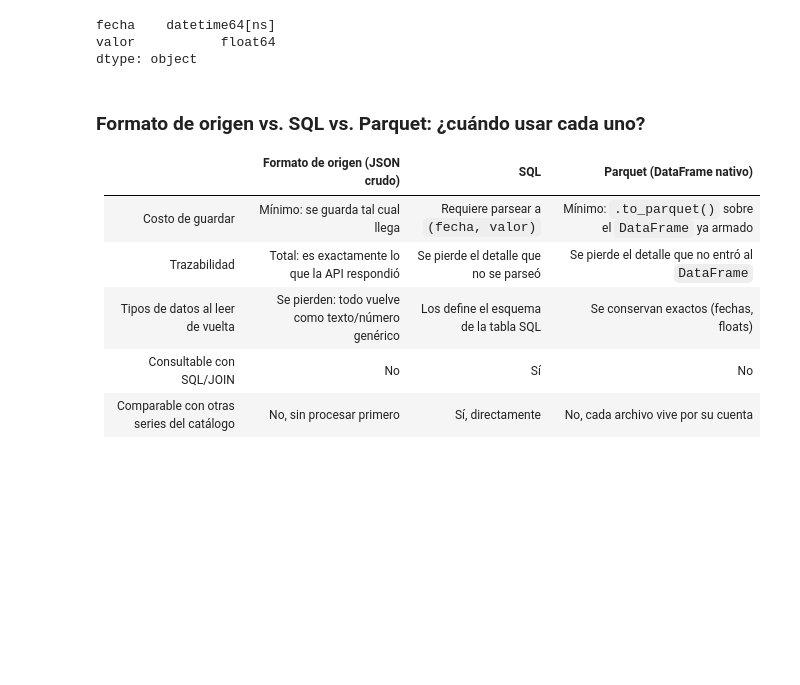
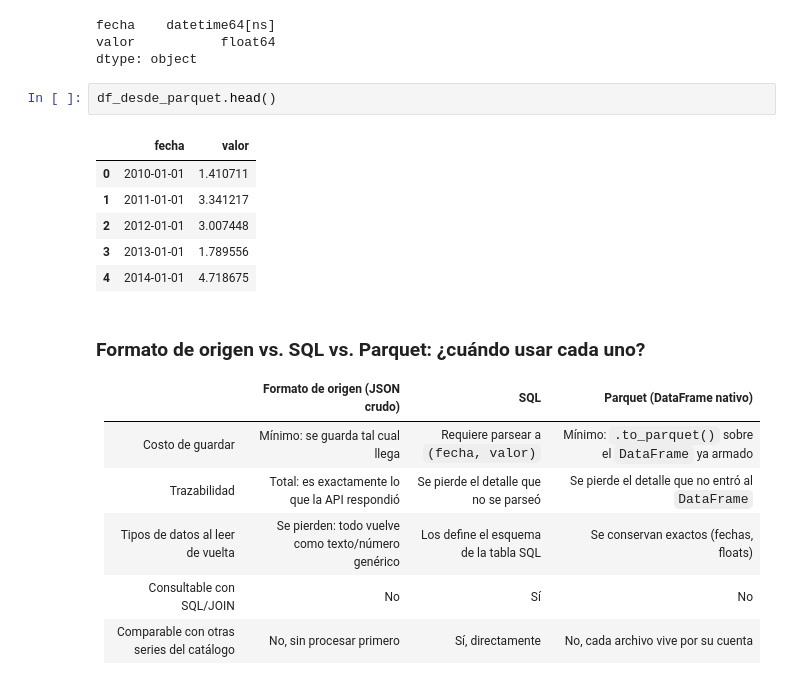
Before and after one commit to lecuevasp/Introducci-n_Python_An-lisis_Econ-mico, a Jupyter notebook: notebook/U2-01.IntroPython.ipynb, the cells around one changed output. Drawn from its saved outputs; the diff is of its cells as text; blank space fills up the shorter version.

```diff
--- a/notebook/U2-01.IntroPython.ipynb
+++ b/notebook/U2-01.IntroPython.ipynb
@@ -616,6 +679,15 @@ df_desde_parquet.dtypes
 fecha    datetime64[ns]
 valor           float64
 dtype: object
+# %%
+df_desde_parquet.head()
+# %% [output]
+|  | fecha | valor |
+| 0 | 2010-01-01 | 1.410711 |
+| 1 | 2011-01-01 | 3.341217 |
+| 2 | 2012-01-01 | 3.007448 |
+| 3 | 2013-01-01 | 1.789556 |
+| 4 | 2014-01-01 | 4.718675 |
 # %% [markdown]
 ### Formato de origen vs. SQL vs. Parquet: ¿cuándo usar cada uno?
 
```
Also changed, not shown: parts of 24 cells of this notebook, 2 other files.
